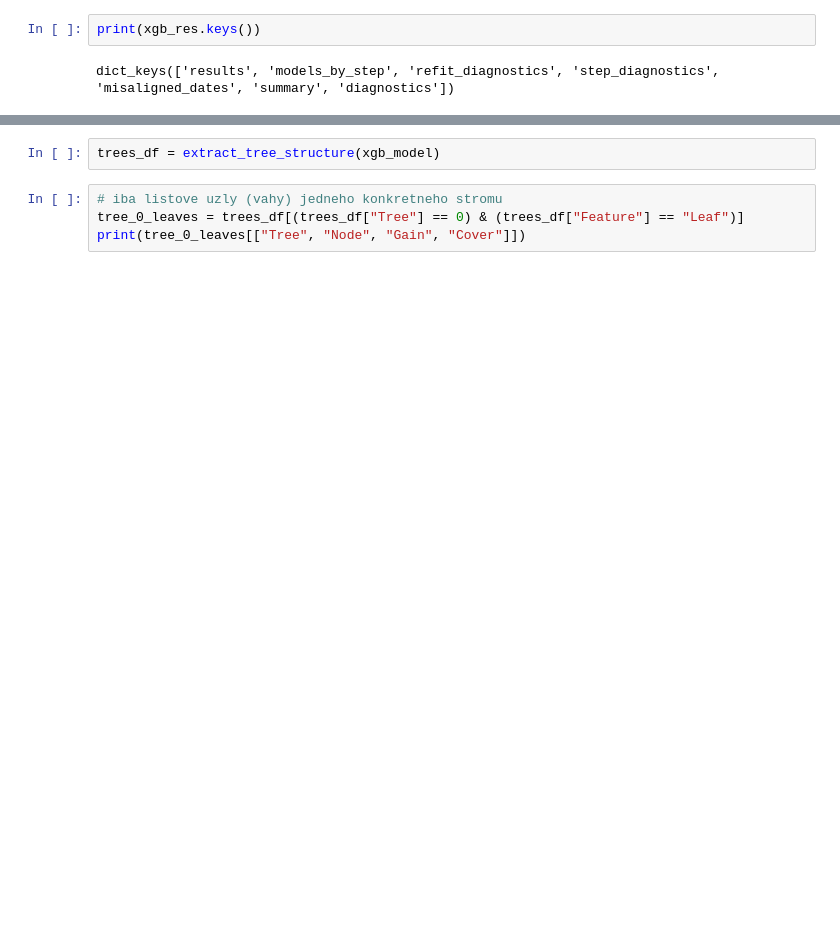
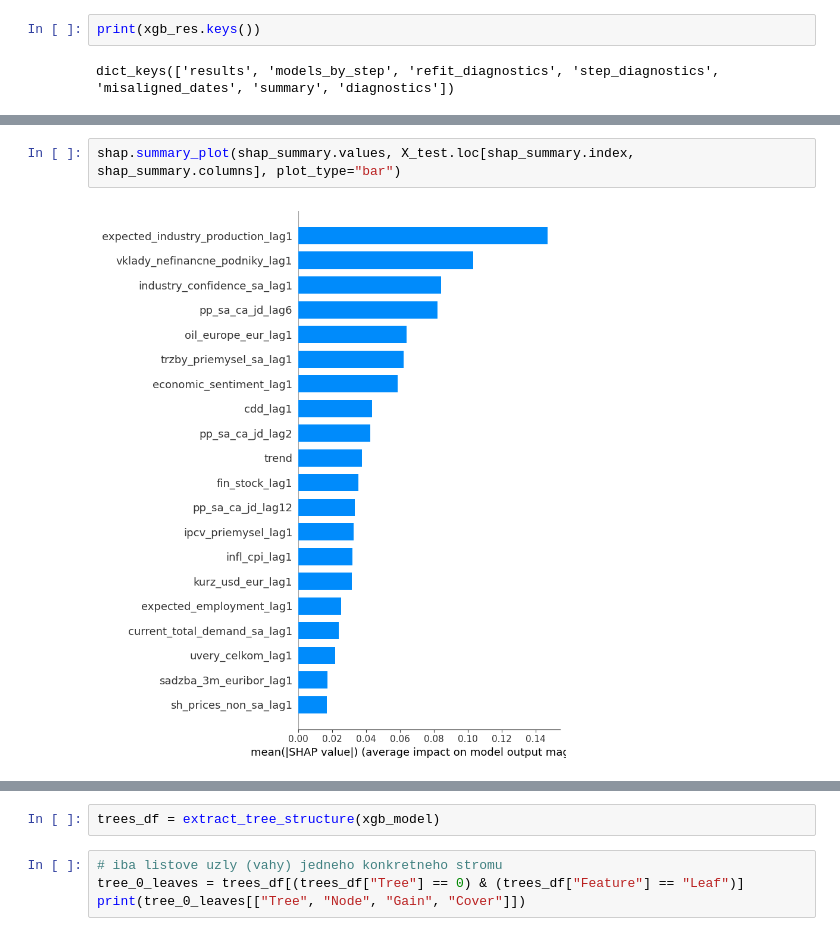
Before and after one commit to Adam24-7/Diplomovka_repo, a Jupyter notebook: models/XGBOOST.ipynb, the cells around one changed output, grey strips where cells are left out. Cells and saved outputs as stored; diff of their text form; blank space fills up the shorter version.

```diff
--- a/models/XGBOOST.ipynb
+++ b/models/XGBOOST.ipynb
@@ -230,3 +261,7 @@ shap.summary_plot(shap_values, X_test)
+# %%
+shap.summary_plot(shap_summary.values, X_test.loc[shap_summary.index, shap_summary.columns], plot_type="bar")
+# %% [output]
+[figure, added]
 # %%
 shap_rows = []
 
```
Also changed, not shown: parts of 14 cells of this notebook, 3 other files.
